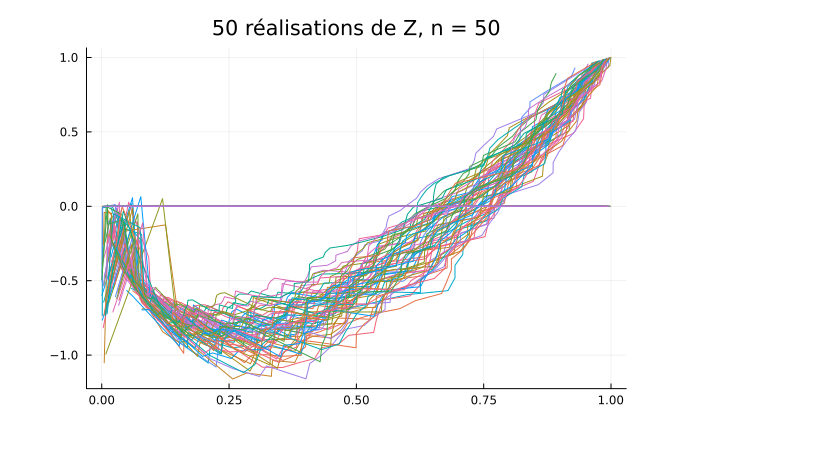
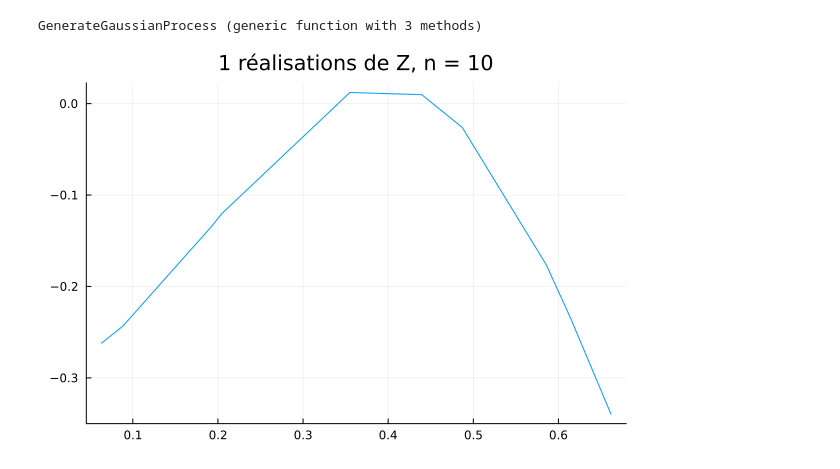
Before and after one commit to gfouilhe/UPS, a Jupyter notebook: planexp/TP1.ipynb, the cells around one changed output. Cells and saved outputs as stored; diff of their text form; code cells hidden in the pictures.

```diff
--- a/planexp/TP1.ipynb
+++ b/planexp/TP1.ipynb
@@ -12,7 +14,0 @@ y = sin.(x) + 0.05*randn(n);   #regressors
-# %%
-s = sqrt(1)
-l = 0.5
-mZero = MeanZero()                   #Zero mean function
-kern = SE(log(l),log(s))                   #Sqaured exponential kernel (note that hyperparameters are on the log scale)
-
-gp = GP(x,y,mZero,kern)
@@ -36,9 +14,0 @@ plot(gp; xlabel="x", ylabel="y", title="Gaussian process", legend=false, fmt=:pn
-# %%
-for n in [20,50,100,500]
-    x = rand(Float64, n);
-    y = sin.(x) + 0.05*randn(n);
-    gp = GP(x,y,mZero,kern)
-    plot!(gp; xlabel="x", ylabel="y", title="Gaussian process", legend=false, fmt=:png)      # Plot the GP
-end
-
-title!("Gaussian processes for n = 20,50,100,500")
@@ -47,26 +15,50 @@ title!("Gaussian processes for n = 20,50,100,500")
+# %%
+function GenerateGaussianProcess(n,s,l;cov="Gaussian",onlycov=false)
+    x = rand(rng,Float64, n)
+    x = sort(x)
+    m = zeros(n)
+    Σ = zeros(n,n)
+    for i in 1:n
+        for j in 1:n
+            if cov == "Gaussian"
+                Σ[i,j] = s^2 * exp(-(x[i]-x[j])^2/l^2)
+            elseif cov == "exp"
+                Σ[i,j] = s^2 * exp(-abs(x[i]-x[j])/l)
+            elseif cov == "Matern3/2"
+                Σ[i,j] = s^2 * (1+ sqrt(6)*abs(x[i]-x[j])/l)*exp(-sqrt(6)*abs(x[i]-x[j])/l)
+            elseif cov == "Matern5/2"
+                Σ[i,j] = s^2 * (1+ sqrt(10)*abs(x[i]-x[j])/l + 10/3*abs(x[i]-x[j]))*exp(-sqrt(10)*abs(x[i]-x[j])/l)
+            end
+        end
+    end
+
+    if onlycov
+        return Σ
+    end
+
+    # Ct = factorize(Σ).L
+    Ct = cholesky(Σ).L
+    v = randn(rng,Float64, (n,1))
+    z = m + Ct*v
+    return x,z
+end
+# %% [output]
+GenerateGaussianProcess (generic function with 3 methods)
 # %%
 s = sqrt(1)
 l = 0.5
-n = 50
 
-for N in 1:100
+plot()
 
-    x = rand(Float64, n)
-    x = sort(x)
-    m = zeros(n)
-    Σ = s^2*exp(-x*x'/l^2)
-    Ct = factorize(Σ).U
+for N in 1:N_real
+
+    x, z = GenerateGaussianProcess(n,s,l)
+
+    plot!(x,z, legend=false)
+
+end
 
 
-    z = m + Ct*x
-
-    if N == 1
-        plot(x,z, legend=false)
-    else
-        plot!(x,z, legend=false)
-    end
-end
-
-title!("50 réalisations de Z, n = $n")
+title!("$N_real réalisations de Z, n = $n")
 # %% [output]
-[figure, old version]
+[figure, new version]
```
Also changed, not shown: parts of 6 cells of this notebook, 1 other file.
